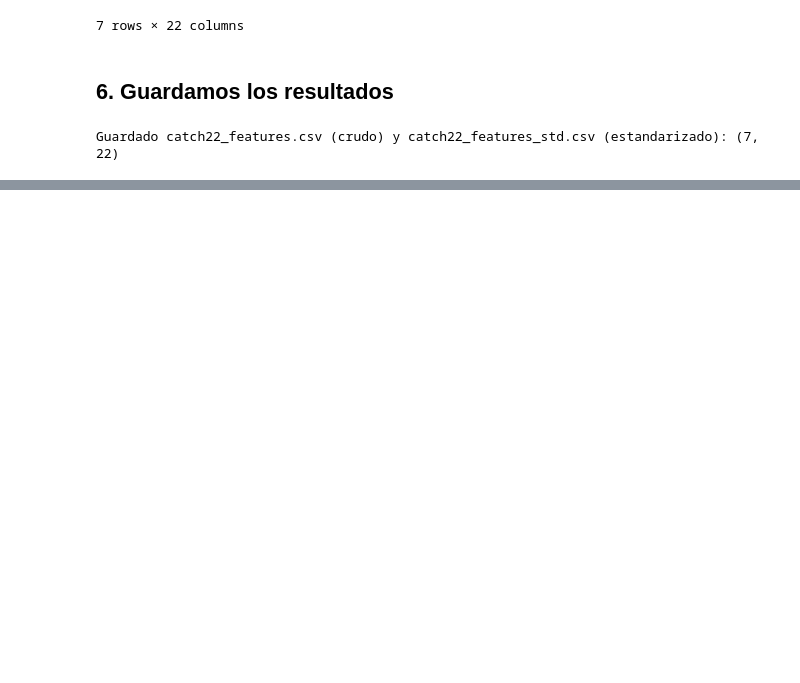
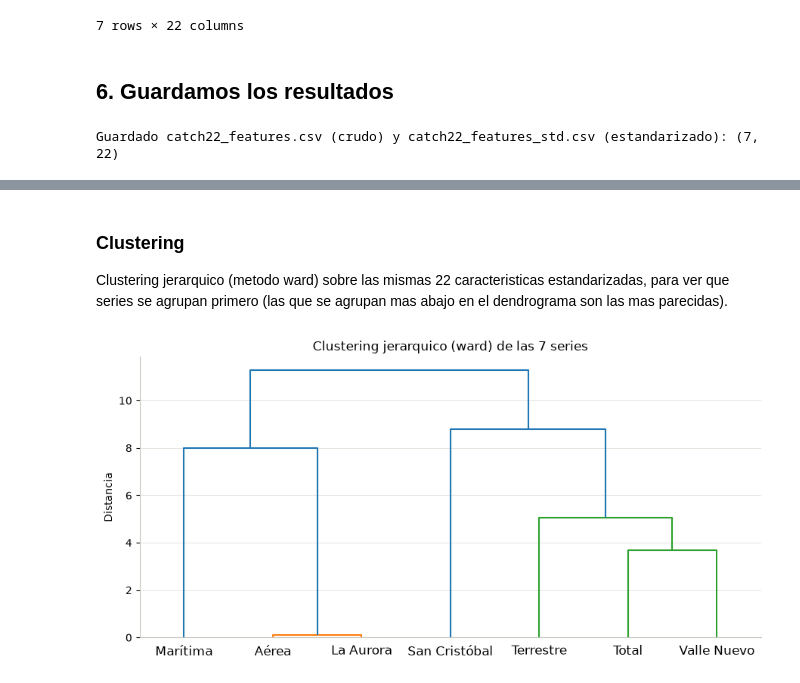
Before and after one commit to erickguerra2/LAB02-DATA, a Jupyter notebook: 02_catch22_extraccion.ipynb, the cells around one changed output, grey strips where cells are left out. Drawn from its saved outputs; the diff is of its cells as text; code cells hidden in the pictures; blank space fills up the shorter version.

```diff
--- a/02_catch22_extraccion.ipynb
+++ b/02_catch22_extraccion.ipynb
@@ -177,0 +207,16 @@ Con `catch22_features_std.csv` ya se puede seguir en `03_catch22_analisis.ipynb`
+# %% [markdown]
+### Clustering
+
+Clustering jerarquico (metodo ward) sobre las mismas 22 caracteristicas estandarizadas, para ver que series se agrupan primero (las que se agrupan mas abajo en el dendrograma son las mas parecidas).
+# %%
+from scipy.cluster.hierarchy import dendrogram, linkage
+
+Z = linkage(matriz_std, method='ward')
+
+fig, ax = plt.subplots(figsize=(9, 4.5))
+dendrogram(Z, labels=matriz_std.index.tolist(), color_threshold=0.7 * max(Z[:, 2]), ax=ax)
+ax.set_title('Clustering jerarquico (ward) de las 7 series')
+ax.set_ylabel('Distancia')
+fig.tight_layout()
+# %% [output]
+[figure, added]
```
Also changed, not shown: parts of 11 cells of this notebook.
